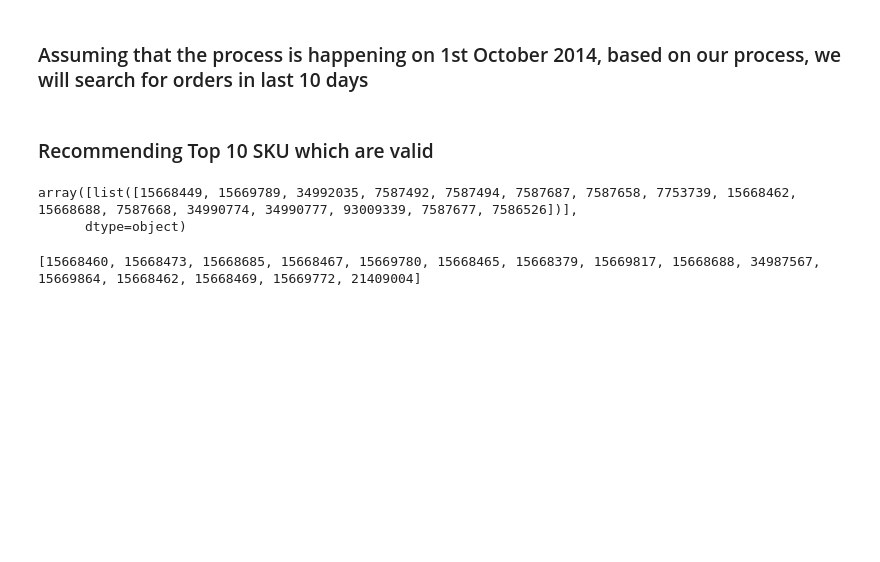
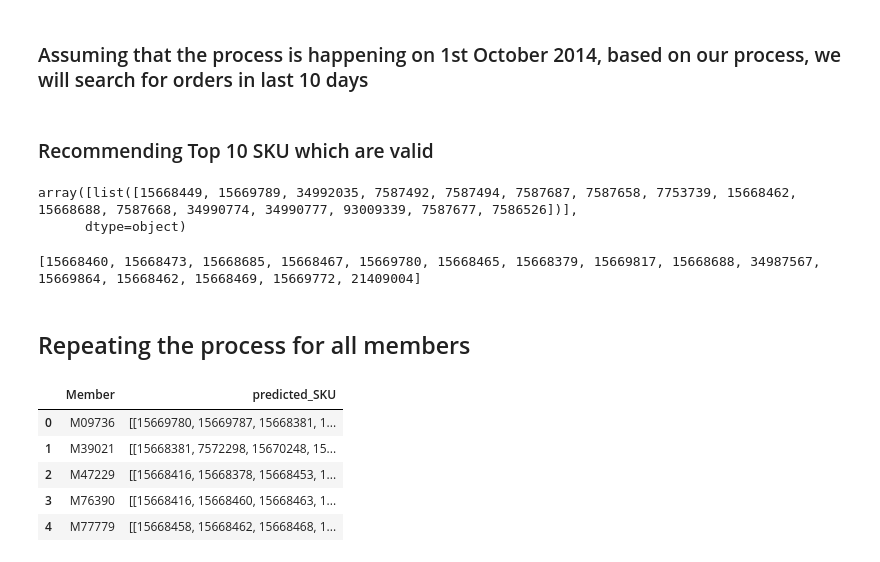
Before and after one commit to sandheepgopinath/Code-Repository, a Jupyter notebook: Machine Learning/RecommenderSystems/Big Basket/Big Basket.ipynb, the cells around one changed output. Cells and saved outputs as stored; diff of their text form; code cells hidden in the pictures; blank space fills up the shorter version.

Commit message:
Big Basket Predictions

```diff
--- a/Machine Learning/RecommenderSystems/Big Basket/Big Basket.ipynb
+++ b/Machine Learning/RecommenderSystems/Big Basket/Big Basket.ipynb
@@ -874,3 +874,32 @@ for sku in SKUs:
         print(sku)
 # %% [output]
 [15668460, 15668473, 15668685, 15668467, 15669780, 15668465, 15668379, 15669817, 15668688, 34987567, 15669864, 15668462, 15668469, 15669772, 21409004]
+# %% [markdown]
+## Repeating the process for all members
+# %%
+user=[]
+predicted_sku=[]
+
+for member in bb['Member'].unique():
+    user.append(member)
+    skus=[]
+    similar_members=recommendations(member)[0]
+    SKUs=list(top15_sku[top15_sku['Member']==similar_members]['Products'])
+    todays_date=sku_df[sku_df.index==member]['Date'].max()
+    purchased=sku_df[(sku_df.index==member)  & ( (sku_df['Date']<=todays_date) & (sku_df['Date']>=todays_date+timedelta(days=-10))  )]['SKU'].values
+    for sku in SKUs:
+        if sku not in purchased:
+            skus.append(sku)
+    predicted_sku.append(skus)
+# %%
+sku_predictions=pd.DataFrame()
+sku_predictions['Member']=user
+sku_predictions['predicted_SKU']=predicted_sku
+sku_predictions.head()
+# %% [output]
+|  | Member | predicted_SKU |
+| 0 | M09736 | [[15669780, 15669787, 15668381, 1... |
+| 1 | M39021 | [[15668381, 7572298, 15670248, 15... |
+| 2 | M47229 | [[15668416, 15668378, 15668453, 1... |
+| 3 | M76390 | [[15668416, 15668460, 15668463, 1... |
+| 4 | M77779 | [[15668458, 15668462, 15668468, 1... |
```
Also changed, not shown: parts of 3 cells of this notebook, 3 other files.
